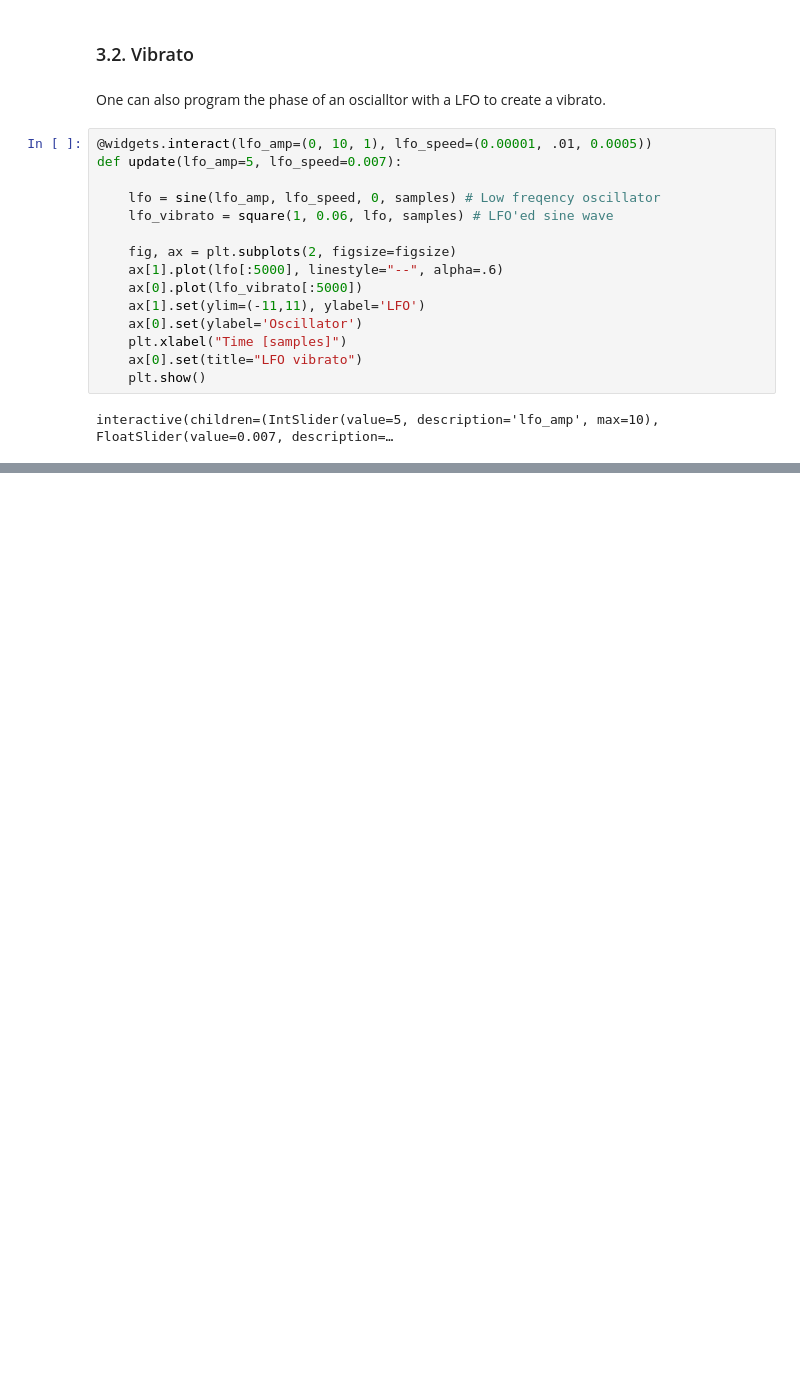
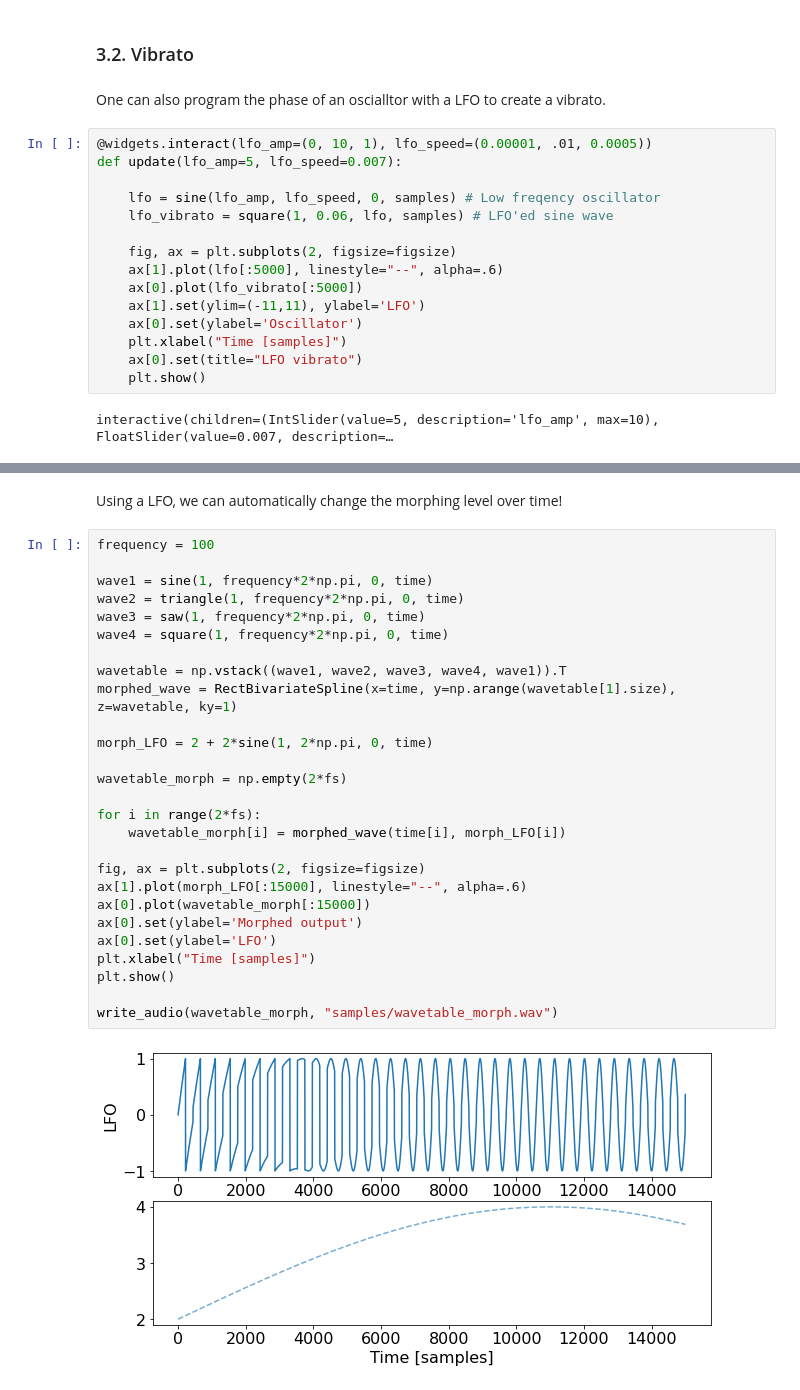
Before and after one commit to lucieperrotta/computersandmusic, a Jupyter notebook: Synthesizer.ipynb, the cells around one changed output, grey strips where cells are left out. Cells and saved outputs as stored; diff of their text form; blank space fills up the shorter version.

Commit message:
Wavetable synthesis

```diff
--- a/Synthesizer.ipynb
+++ b/Synthesizer.ipynb
@@ -405,0 +531,31 @@ write_audio(lfo_vibrato, "samples/lfo_vibrato.wav")
+# %% [markdown]
+Using a LFO, we can automatically change the morphing level over time!
+# %%
+frequency = 100
+
+wave1 = sine(1, frequency*2*np.pi, 0, time)
+wave2 = triangle(1, frequency*2*np.pi, 0, time)
+wave3 = saw(1, frequency*2*np.pi, 0, time)
+wave4 = square(1, frequency*2*np.pi, 0, time)
+
+wavetable = np.vstack((wave1, wave2, wave3, wave4, wave1)).T
+morphed_wave = RectBivariateSpline(x=time, y=np.arange(wavetable[1].size), z=wavetable, ky=1)
+
+morph_LFO = 2 + 2*sine(1, 2*np.pi, 0, time)
+
+wavetable_morph = np.empty(2*fs)
+
+for i in range(2*fs):
+    wavetable_morph[i] = morphed_wave(time[i], morph_LFO[i])
+
+fig, ax = plt.subplots(2, figsize=figsize)
+ax[1].plot(morph_LFO[:15000], linestyle="--", alpha=.6)
+ax[0].plot(wavetable_morph[:15000])
+ax[0].set(ylabel='Morphed output')
+ax[0].set(ylabel='LFO')
+plt.xlabel("Time [samples]")
+plt.show()
+
+write_audio(wavetable_morph, "samples/wavetable_morph.wav")
+# %% [output]
+[figure, added]
```
Also changed, not shown: parts of 19 cells of this notebook.
